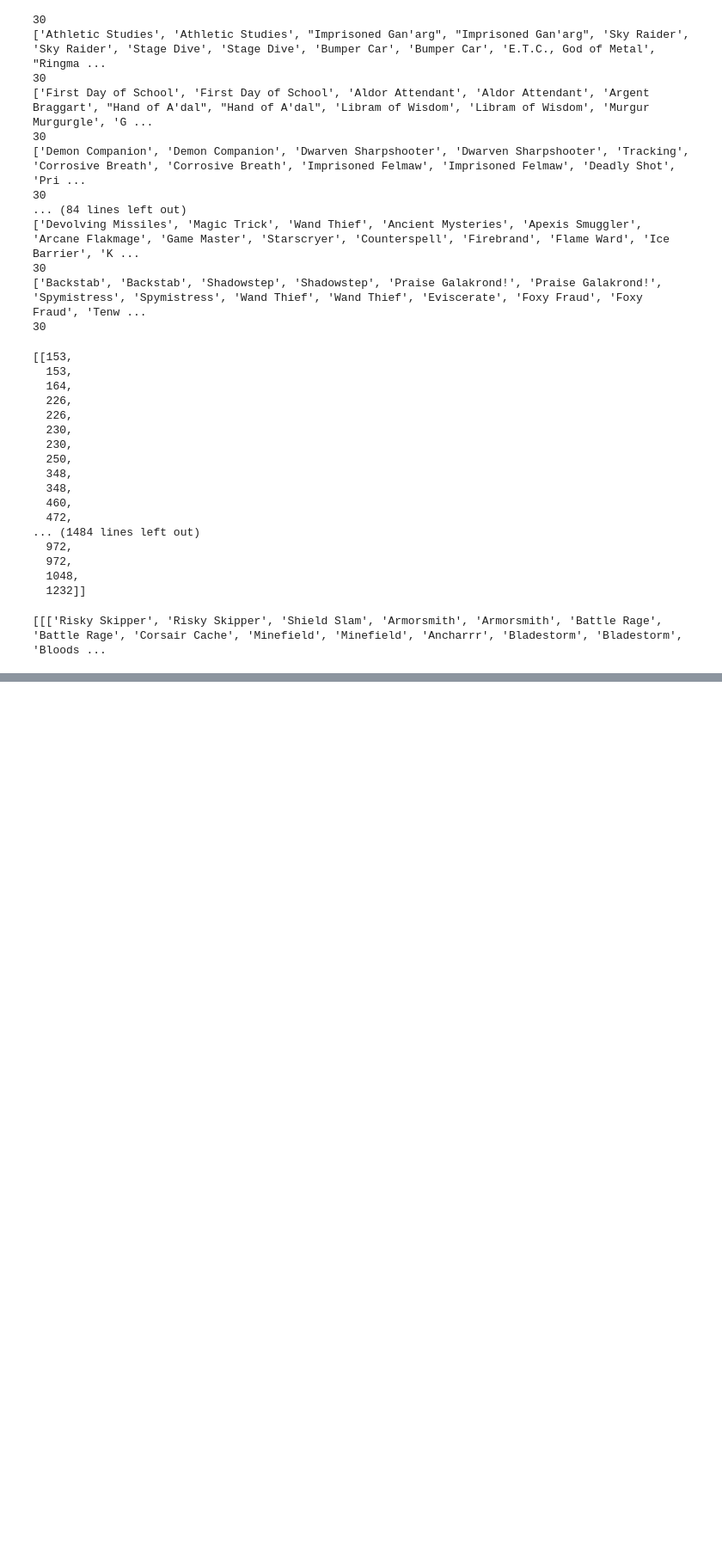
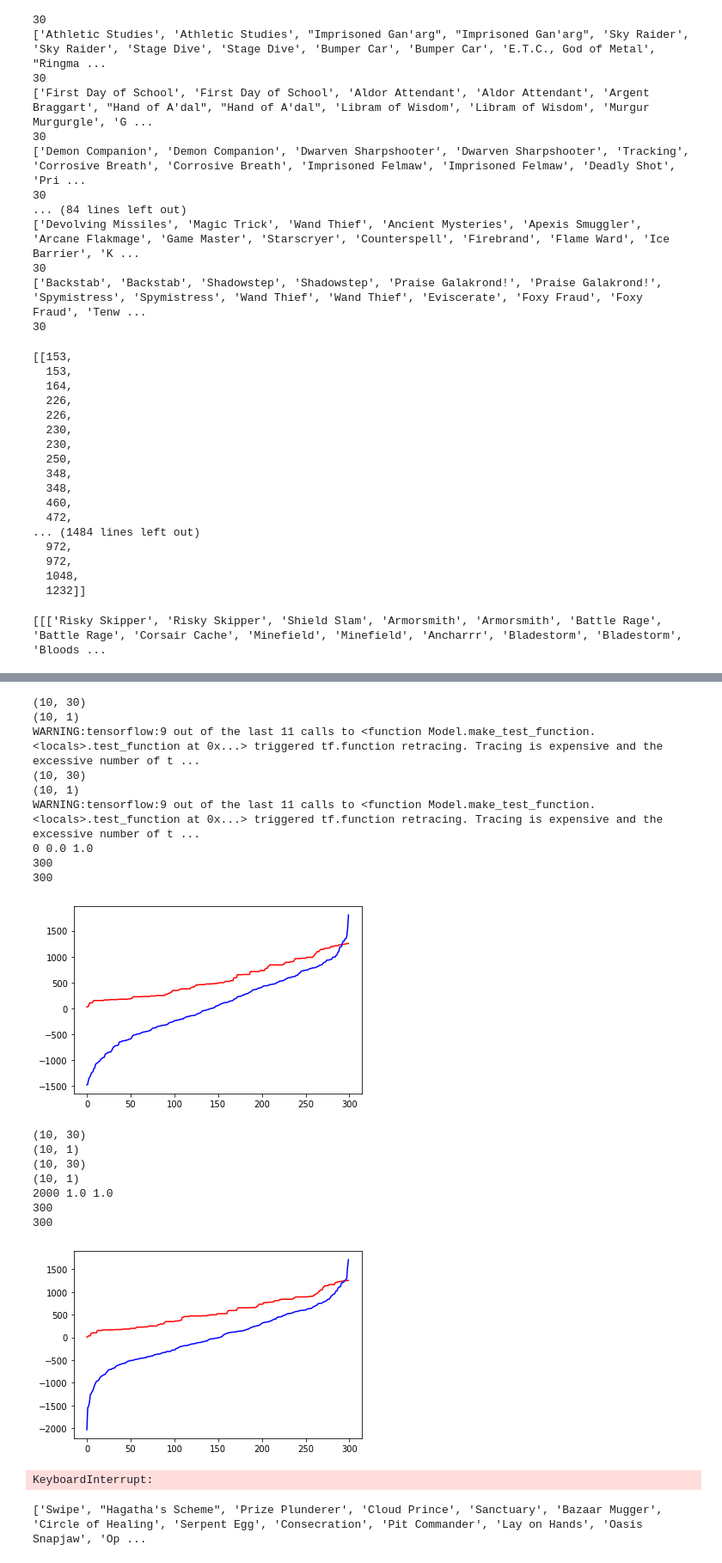
Before and after one commit to CallumRbrts/Hearthstone-deck-building-ai, a Jupyter notebook: HS-AI.ipynb, the cells around one changed output, grey strips where cells are left out. Shown: that part at 86% size. Drawn from its saved outputs; the diff is of its cells as text; code cells hidden in the pictures; blank space fills up the shorter version.

```diff
--- a/HS-AI.ipynb
+++ b/HS-AI.ipynb
@@ -94,7 +86,7 @@ deck
 # define the standalone discriminator model
 def define_discriminator(n_inputs=2):
     model = Sequential()
-    model.add(Dense(25, activation='relu', kernel_initializer='he_uniform', input_dim=n_inputs))
+    model.add(Dense(30, activation='relu', kernel_initializer='he_uniform', input_dim=n_inputs))
     model.add(Dense(1, activation='sigmoid'))
     # compile model
     model.compile(loss='binary_crossentropy', optimizer='adam', metrics=['accuracy'])
@@ -458,0 +527,31 @@ Demon Hunter: 2
+# %%
+
+# define the standalone discriminator model
+def define_discriminator(n_inputs=30):
+    model = Sequential()
+    model.add(Dense(30, activation='relu', kernel_initializer='he_uniform', input_dim=n_inputs))
+    model.add(Dense(1, activation='sigmoid'))
+    # compile model
+    model.compile(loss='binary_crossentropy', optimizer='adam', metrics=['accuracy'])
+    return model
+
+# define the standalone generator model
+def define_generator(latent_dim, n_outputs=30):
+    model = Sequential()
+    model.add(Dense(30, activation='relu', kernel_initializer='he_uniform', input_dim=latent_dim))
+    model.add(Dense(n_outputs, activation='linear'))
+    return model
+# %%
+# define the combined generator and discriminator model, for updating the generator
+def define_gan(generator, discriminator):
+    # make weights in the discriminator not trainable
+    discriminator.trainable = False
+    # connect them
+    model = Sequential()
+    # add generator
+    model.add(generator)
+    # add the discriminator
+    model.add(discriminator)
+    # compile model
+    model.compile(loss='binary_crossentropy', optimizer='adam')
+    return model
@@ -458,0 +745,40 @@ Demon Hunter: 2
+# %%
+latent_dim =30
+# create the discriminator
+discriminator = define_discriminator()
+# create the generator
+generator = define_generator(latent_dim)
+# create the gan
+gan_model = define_gan(generator, discriminator)
+# train model
+created_deck = train(generator, discriminator, gan_model, latent_dim)
+# %% [output]
+(10, 30)
+(10, 1)
+WARNING:tensorflow:9 out of the last 11 calls to <function Model.make_test_function.<locals>.test_function at 0x...> triggered tf.function retracing. Tracing is expensive and the excessive number of t ...
+(10, 30)
+(10, 1)
+WARNING:tensorflow:9 out of the last 11 calls to <function Model.make_test_function.<locals>.test_function at 0x...> triggered tf.function retracing. Tracing is expensive and the excessive number of t ...
+0 0.0 1.0
+300
+300
+[figure, added]
+(10, 30)
+(10, 1)
+(10, 30)
+(10, 1)
+2000 1.0 1.0
+300
+300
+[figure, added]
+KeyboardInterrupt:
+# %%
+result = []
+for deck in created_deck:
+    for card in range(len(deck)):
+        deck[card] = abs(round(deck[card]))
+    #result.append(vector_to_deck(deck))
+result = vector_to_deck(created_deck[3])
+print(result)
+# %% [output]
+['Swipe', "Hagatha's Scheme", 'Prize Plunderer', 'Cloud Prince', 'Sanctuary', 'Bazaar Mugger', 'Circle of Healing', 'Serpent Egg', 'Consecration', 'Pit Commander', 'Lay on Hands', 'Oasis Snapjaw', 'Op ...
```
Also changed, not shown: parts of 14 cells of this notebook, 21 other files.
